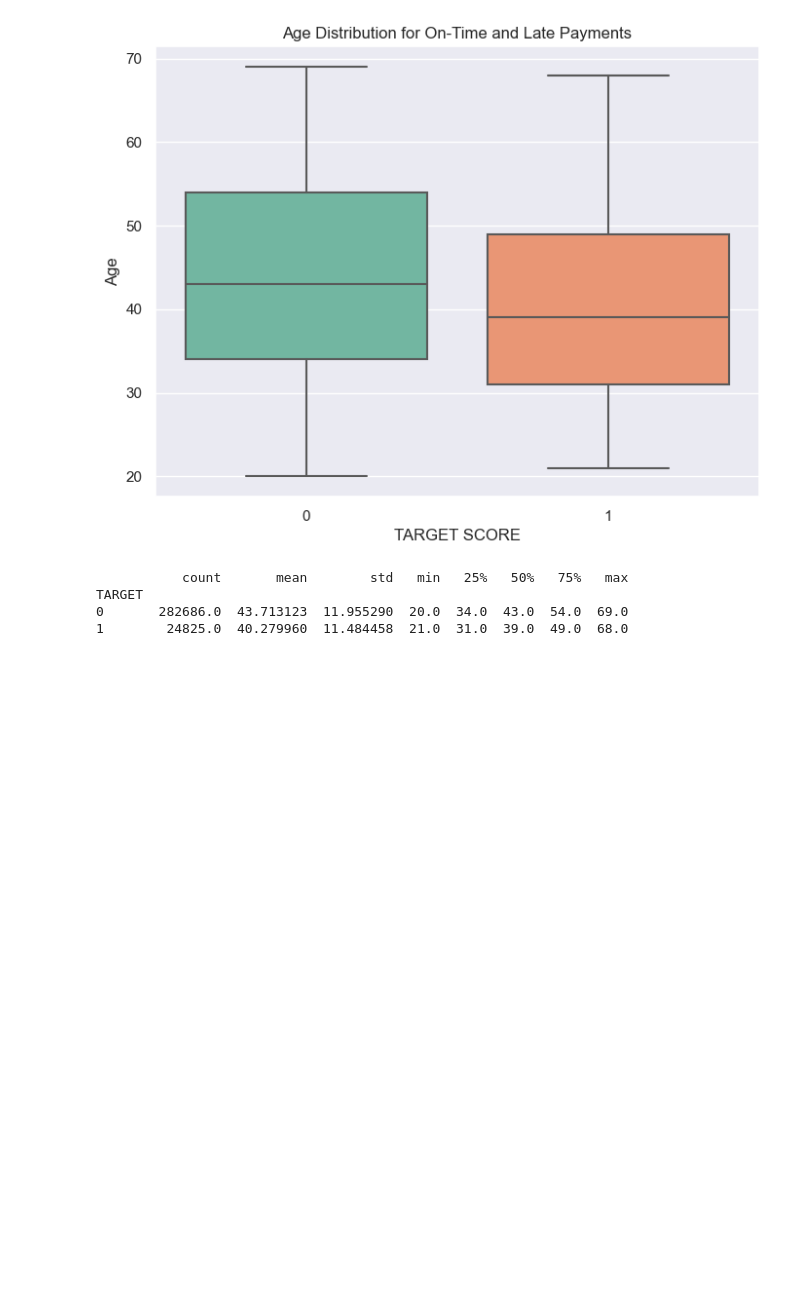
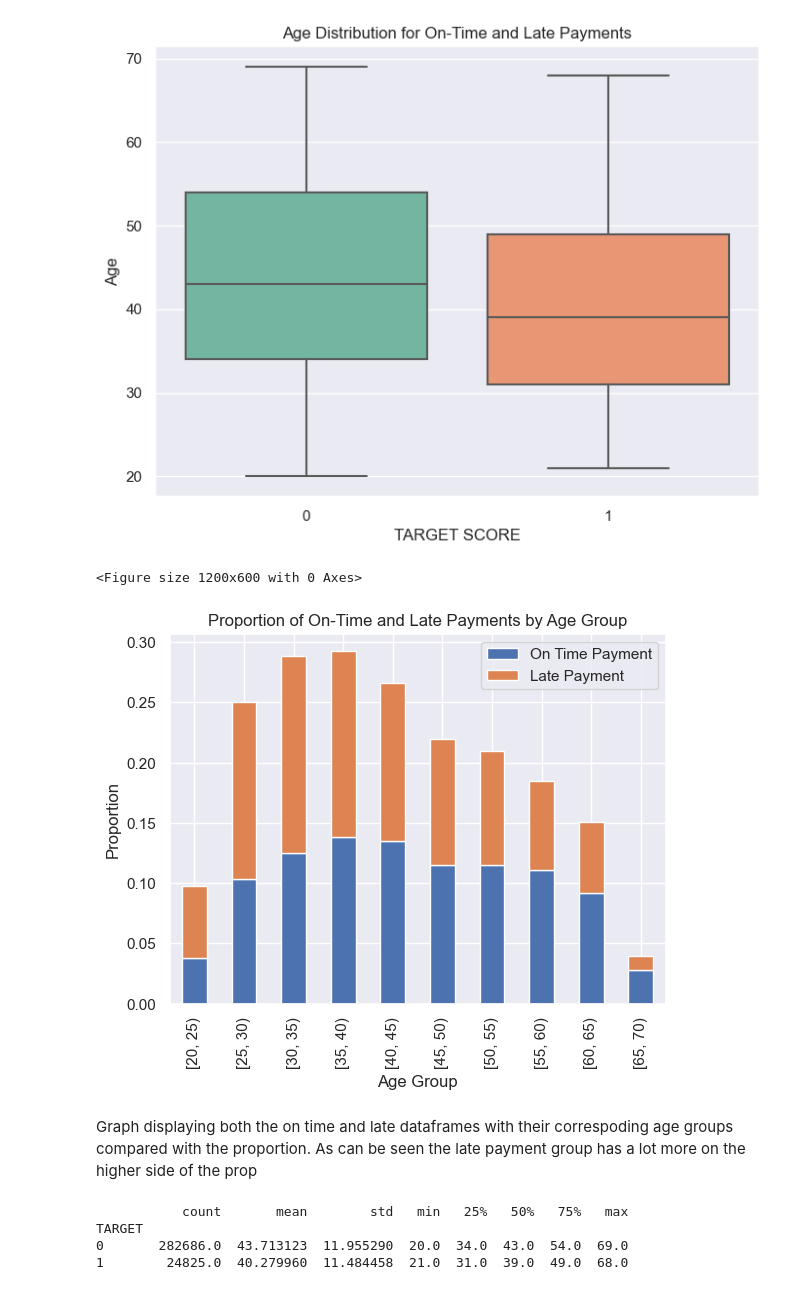
Before and after one commit to samincgs/loan-repayment-factors-analysis, a Jupyter notebook: final_assignment.ipynb, the cells around one changed output. Cells and saved outputs as stored; diff of their text form; code cells hidden in the pictures; blank space fills up the shorter version.

Commit message:
added back age late and ontime graph

```diff
--- a/final_assignment.ipynb
+++ b/final_assignment.ipynb
@@ -492,6 +492,31 @@ plt.ylabel('Age')
 plt.show()
 # %% [output]
 [figure]
+# %%
+# age groups of 5 years
+age_bins = np.arange(20, 75, 5)
+ontime_df['age_group'] = pd.cut(ontime_df['age'], bins=age_bins, right=False)
+late_df['age_group'] = pd.cut(late_df['age'], bins=age_bins, right=False)
+
+# calculate proportions of ontime and late clients in each group
+ontime_age_proportions = ontime_df['age_group'].value_counts(normalize=True).sort_index()
+late_age_proportions = late_df['age_group'].value_counts(normalize=True).sort_index()
+
+# combine into one dataframe
+age_proportions_df = pd.DataFrame({'On Time Payment': ontime_age_proportions,'Late Payment': late_age_proportions})
+
+
+plt.figure(figsize=(12, 6))
+age_proportions_df.plot(kind='bar', stacked=True)
+plt.title('Proportion of On-Time and Late Payments by Age Group')
+plt.xlabel('Age Group')
+plt.ylabel('Proportion')
+plt.show()
+# %% [output]
+<Figure size 1200x600 with 0 Axes>
+[figure, added]
+# %% [markdown]
+Graph displaying both the on time and late dataframes with their correspoding age groups compared with the proportion. As can be seen the late payment group has a lot more on the higher side of the prop
 # %%
 summary_stats = combined_age_data.groupby('TARGET')['age'].describe()
 print(summary_stats)
```
Also changed, not shown: parts of 2 cells of this notebook.
